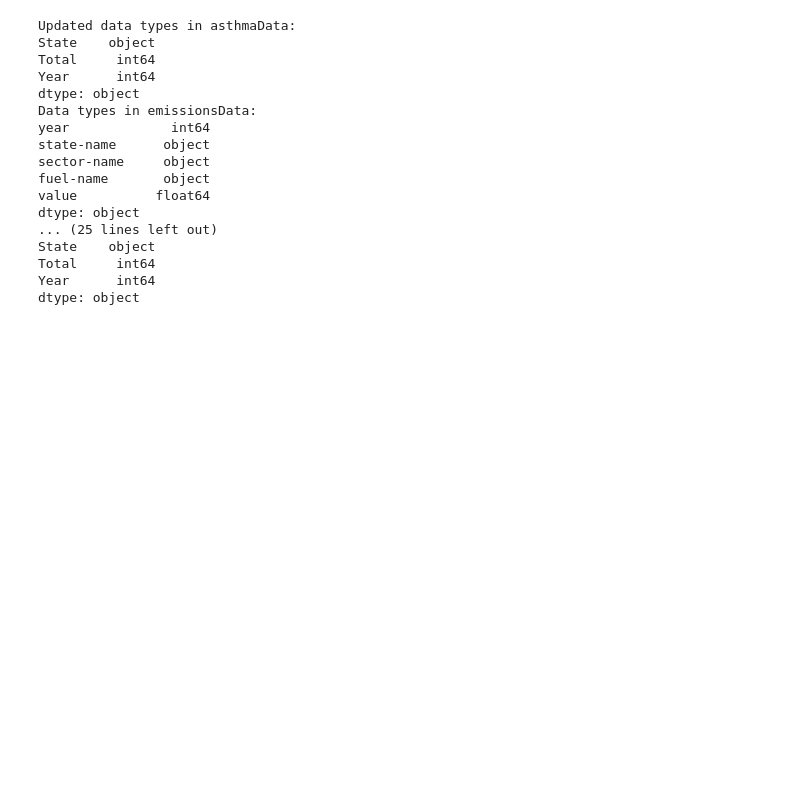
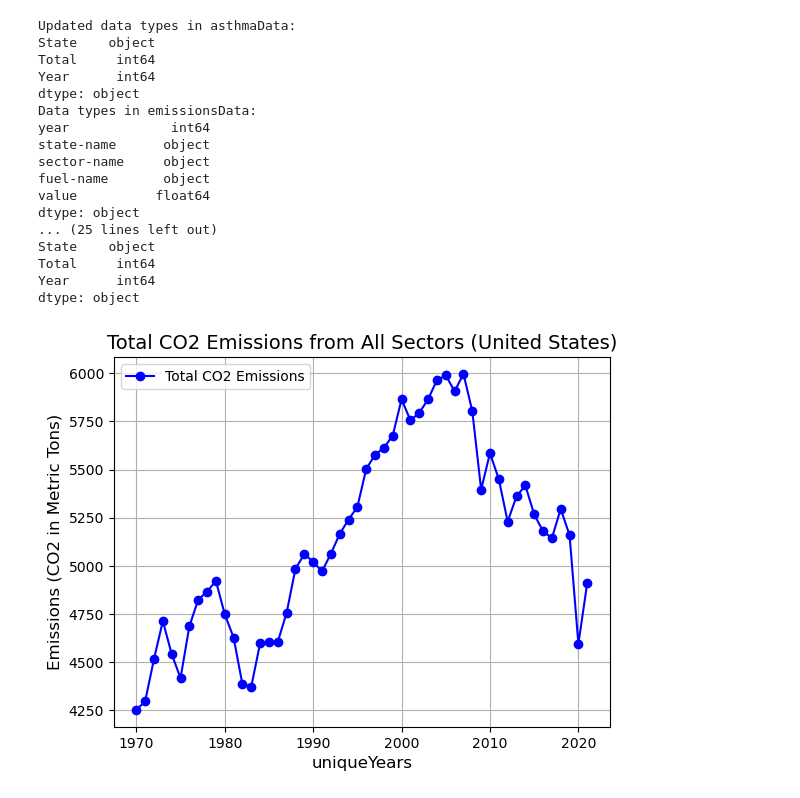
Before and after one commit to scsilverstein/DataMineProject, a Jupyter notebook: Data_Mine_Project/DataMineProject.ipynb, the cells around one changed output. Cells and saved outputs as stored; diff of their text form; code cells hidden in the pictures; blank space fills up the shorter version.

Commit message:
Added in readme and took care of preliminary data visualization. -AMP

```diff
--- a/Data_Mine_Project/DataMineProject.ipynb
+++ b/Data_Mine_Project/DataMineProject.ipynb
@@ -79,11 +80,38 @@ State    object
 Total     int64
 Year      int64
 dtype: object
-# %%
-# filter data to 2014-2020 only
-emissionsData = emissionsData[(emissionsData['year'] >= 2014) & (emissionsData['year'] <= 2020)]
-
-years_of_interest = ['State', '2014-Total', '2015-Total', '2016-Total', '2017-Total', '2018-Total', '2019-Total', '2020-Total']
-lungCancerDeathRatesData = lungCancerDeathRatesData[years_of_interest]
-
-# asthma already 2014-2020
+# %%
+import matplotlib.pyplot as plt
+
+
+# Get all fuel values
+all_fuels_data = emissionsData[emissionsData['fuel-name'] == 'All Fuels']
+all_produced_emissions = all_fuels_data['value']
+all_years = all_fuels_data['year']
+
+
+# Get years
+uniqueYears = np.arange(1970,2022)
+
+
+# Get total co2 from all sectors and their years
+filtered_values = emissionsData[
+    (emissionsData['state-name'] == 'United States') &
+    (emissionsData['sector-name'] == 'Total carbon dioxide emissions from all sectors') &
+    (emissionsData['fuel-name'] == 'All Fuels')] ['value']
+
+plt.title('Total CO2 Emissions from All Sectors (United States)', fontsize=14)
+plt.xlabel('uniqueYears', fontsize=12)
+plt.ylabel('Emissions (CO2 in Metric Tons)', fontsize=12)
+
+plt.plot(uniqueYears, filtered_values, label='Total CO2 Emissions', color='b', marker='o')  # Line plot with markers
+
+
+# Adding a grid for better readability
+plt.grid(True)
+
+# Show legend
+plt.legend()
+plt.show()
+# %% [output]
+[figure, added]
```
Also changed, not shown: parts of 3 cells of this notebook, 1 other file.
